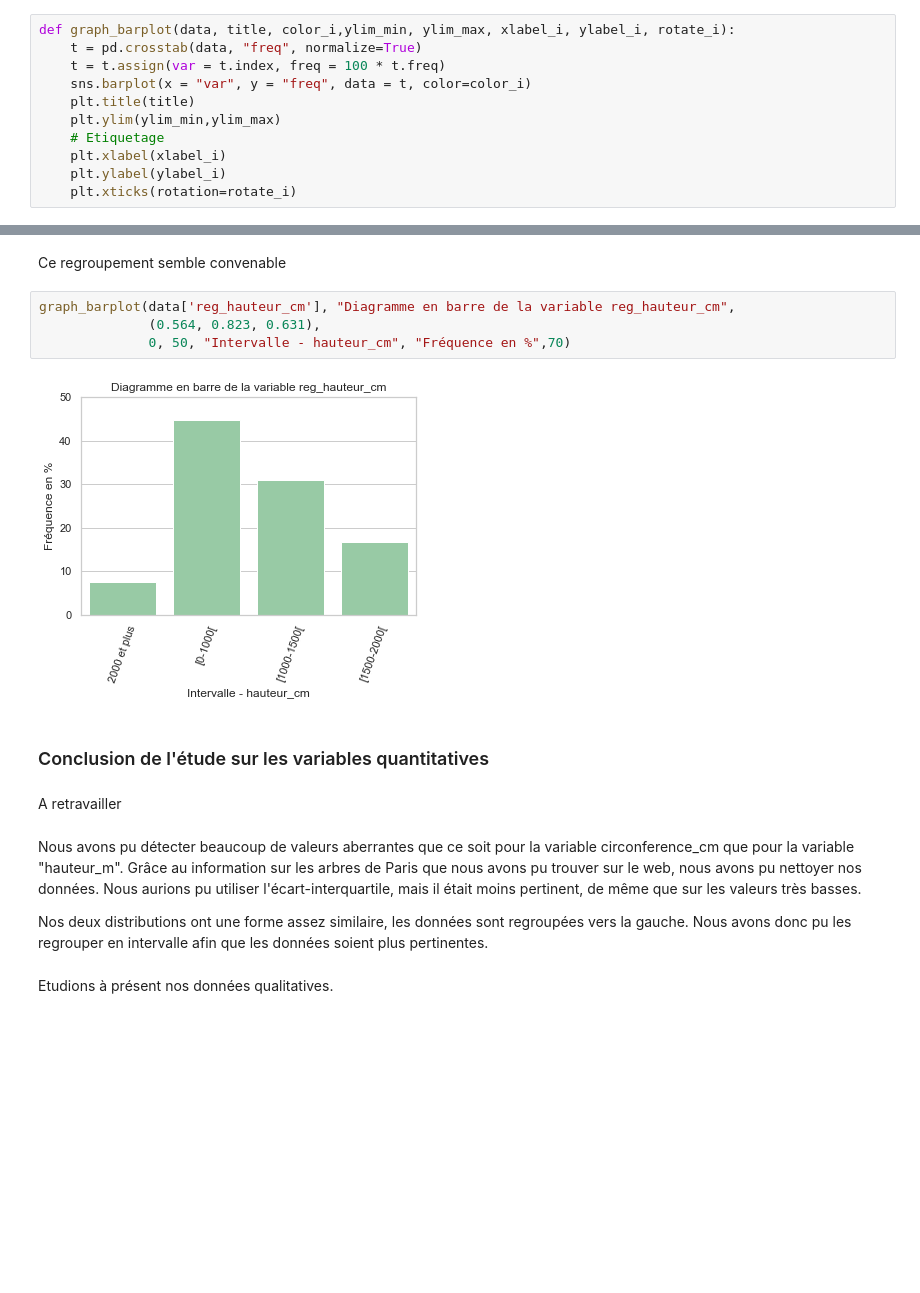
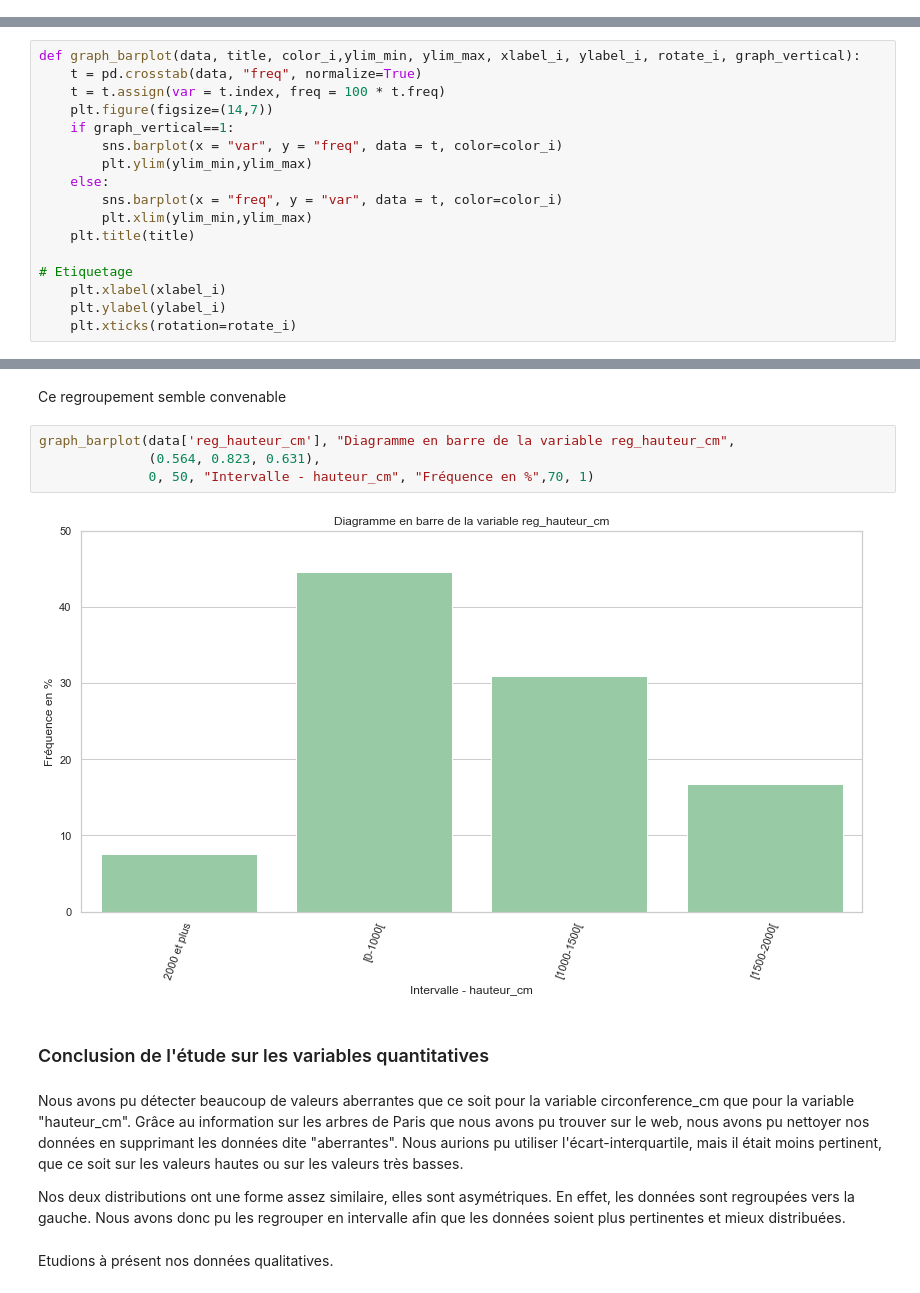
Before and after one commit to AurelieAAN/OP_Projet2, a Jupyter notebook: Scripts_Analyse01.ipynb, the cells around one changed output, grey strips where cells are left out. Saved outputs shown, nothing was run; the diff lists cells and outputs as text; blank space fills up the shorter version.

```diff
--- a/Scripts_Analyse01.ipynb
+++ b/Scripts_Analyse01.ipynb
@@ -462,11 +467,0 @@ Créons une fonction pour ce graphique.
-# %%
-def graph_barplot(data, title, color_i,ylim_min, ylim_max, xlabel_i, ylabel_i, rotate_i):
-    t = pd.crosstab(data, "freq", normalize=True)
-    t = t.assign(var = t.index, freq = 100 * t.freq)
-    sns.barplot(x = "var", y = "freq", data = t, color=color_i)
-    plt.title(title)
-    plt.ylim(ylim_min,ylim_max)
-    # Etiquetage
-    plt.xlabel(xlabel_i)
-    plt.ylabel(ylabel_i)
-    plt.xticks(rotation=rotate_i)
@@ -482,0 +472,17 @@ Ce regroupement semble cohérent. Il est mieux répartie.
+# %%
+def graph_barplot(data, title, color_i,ylim_min, ylim_max, xlabel_i, ylabel_i, rotate_i, graph_vertical):
+    t = pd.crosstab(data, "freq", normalize=True)
+    t = t.assign(var = t.index, freq = 100 * t.freq)
+    plt.figure(figsize=(14,7))
+    if graph_vertical==1:
+        sns.barplot(x = "var", y = "freq", data = t, color=color_i)
+        plt.ylim(ylim_min,ylim_max)
+    else:
+        sns.barplot(x = "freq", y = "var", data = t, color=color_i)
+        plt.xlim(ylim_min,ylim_max)
+    plt.title(title)
+
+# Etiquetage
+    plt.xlabel(xlabel_i)
+    plt.ylabel(ylabel_i)
+    plt.xticks(rotation=rotate_i)
@@ -605,18 +641,17 @@ Ce regroupement semble convenable
 # %%
 graph_barplot(data['reg_hauteur_cm'], "Diagramme en barre de la variable reg_hauteur_cm",
               (0.564, 0.823, 0.631),
-              0, 50, "Intervalle - hauteur_cm", "Fréquence en %",70)
+              0, 50, "Intervalle - hauteur_cm", "Fréquence en %",70, 1)
 # %% [output]
-[figure, old version]
+[figure, new version]
 # %% [markdown]
 ### Conclusion de l'étude sur les variables quantitatives
-# %% [markdown]
-A retravailler
 # %% [markdown]
-Nous avons pu détecter beaucoup de valeurs aberrantes que ce soit pour la variable circonference_cm que pour la variable "hauteur_m". Grâce au information sur les arbres de Paris que nous avons pu trouver sur le web, nous avons pu nettoyer nos données. Nous aurions pu utiliser l'écart-interquartile, mais il était moins pertinent, de même que sur les valeurs très basses.
+Nous avons pu détecter beaucoup de valeurs aberrantes que ce soit pour la variable circonference_cm que pour la variable "hauteur_cm".
+Grâce au information sur les arbres de Paris que nous avons pu trouver sur le web, nous avons pu nettoyer nos données en supprimant les données dite "aberrantes". Nous aurions pu utiliser l'écart-interquartile, mais il était moins pertinent, que ce soit sur les valeurs hautes ou sur les valeurs très basses.
 
-Nos deux distributions ont une forme assez similaire, les données sont regroupées vers la gauche.
-Nous avons donc pu les regrouper en intervalle afin que les données soient plus pertinentes.
+Nos deux distributions ont une forme assez similaire, elles sont asymétriques. En effet, les données sont regroupées vers la gauche.
+Nous avons donc pu les regrouper en intervalle afin que les données soient plus pertinentes et mieux distribuées.
 # %% [markdown]
 Etudions à présent nos données qualitatives.
 # %% [markdown]
```
Also changed, not shown: parts of 91 cells of this notebook.
